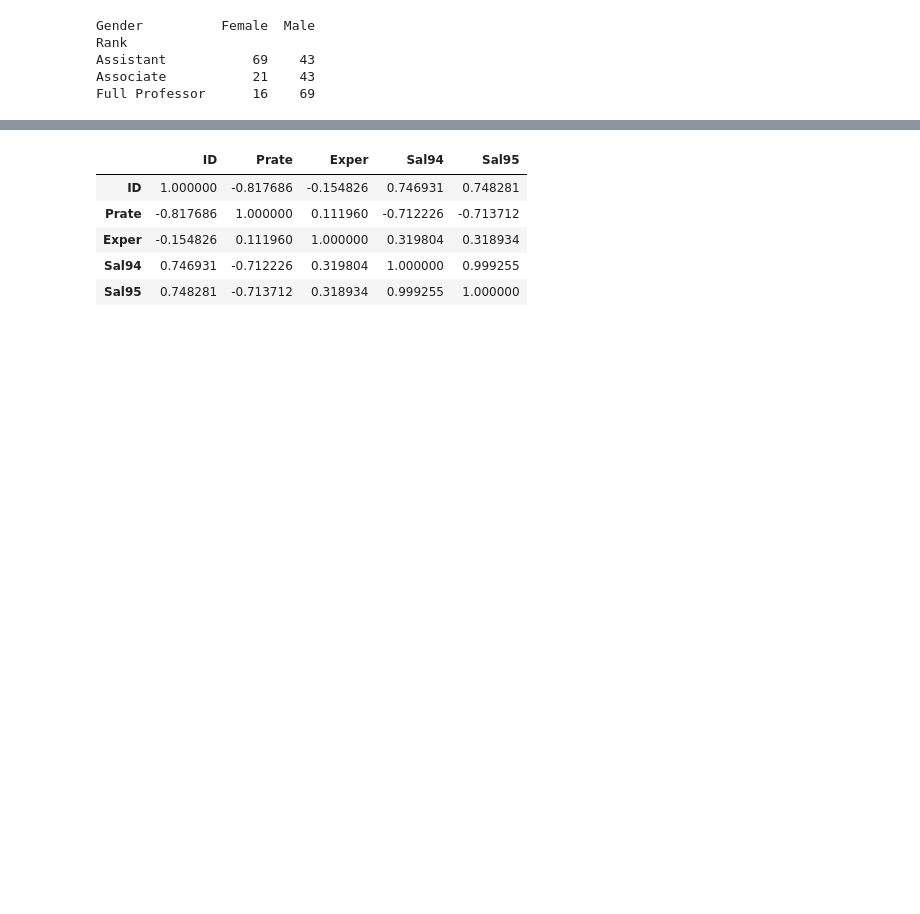
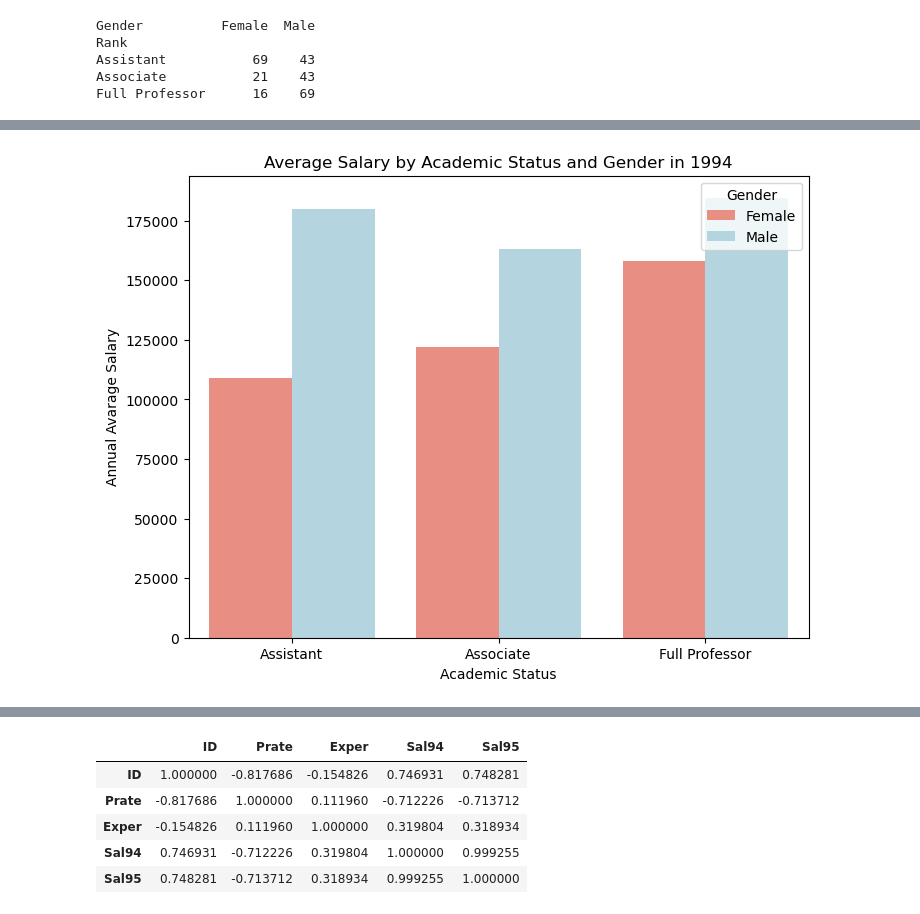
Before and after one commit to zulalbigis/Hi_Kod_Data_Science_Bootcamp_Final_Project, a Jupyter notebook: Final_Project.ipynb, the cells around one changed output, grey strips where cells are left out. Cells and saved outputs as stored; diff of their text form; code cells hidden in the pictures; blank space fills up the shorter version.

```diff
--- a/Final_Project.ipynb
+++ b/Final_Project.ipynb
@@ -231,0 +219,4 @@ plt.show()
+# %%
+salary_rank_gender_94 = df.groupby(["Rank", "Gender"])[["Sal94"]].mean().reset_index()
+
+salary_rank_gender_94
@@ -231,0 +231,9 @@ plt.show()
+# %%
+plt.figure(figsize=(8, 6))
+sns.barplot( x = "Rank", y = "Sal94",hue = "Gender",data = salary_rank_gender_94, palette=["salmon", "lightblue"])
+plt.title('Average Salary by Academic Status and Gender in 1994')
+plt.xlabel("Academic Status")
+plt.ylabel("Annual Avarage Salary")
+plt.show()
+# %% [output]
+[figure, added]
```
Also changed, not shown: parts of 16 cells of this notebook.
